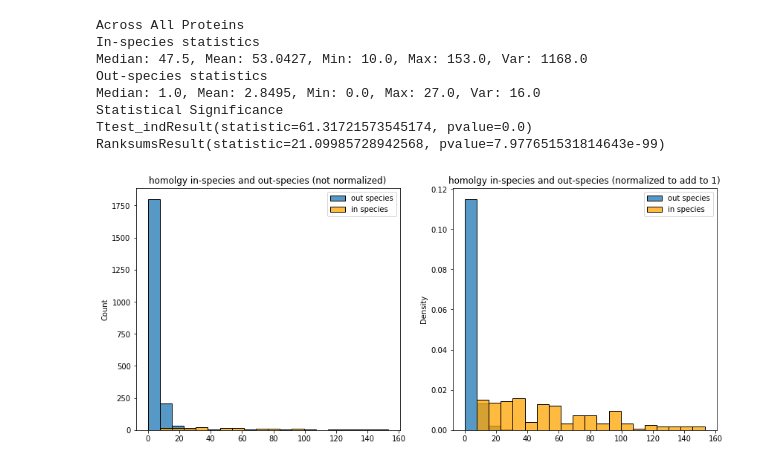
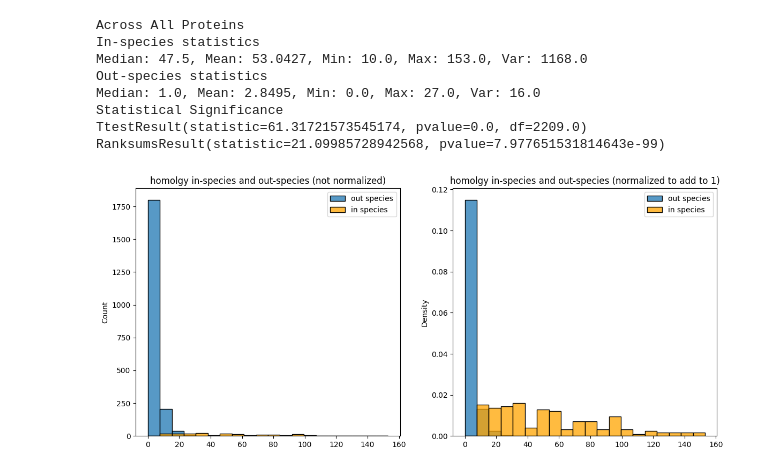
Before and after one commit to alyakin314/hpv-immunogenicity, a Jupyter notebook: notebooks/figure_2_plotting_combined.ipynb, the cells around one changed output. Drawn from its saved outputs; the diff is of its cells as text; code cells hidden in the pictures.

```diff
--- a/notebooks/figure_2_plotting_combined.ipynb
+++ b/notebooks/figure_2_plotting_combined.ipynb
@@ -278,8 +278,6 @@ for protein in ["E1", "E2", "E6", "E7"]:
                  ax=ax2)
     ax2.legend()
     ax2.set_title("homolgy in-species and out-species (normalized to add to 1)");
-    fig2.savefig('../figures/axillary_peptide_matches_in_out_species_{}.png'.format(protein),
-                bbox_inches='tight')
 # %% [output]
 protein: E1
 In-species statistics
@@ -340,34 +338,32 @@ sns.histplot(out_group_values_all,
              ax=ax1)
 sns.histplot(in_group_values_all,
              label="in species",
              bins=np.linspace(0, np.max(in_group_values_all), 21),
              color='orange',
              ax=ax1)
 ax1.legend()
 ax1.set_title("homolgy in-species and out-species (not normalized)")
 sns.histplot(out_group_values_all,
              label="out species",
              bins=np.linspace(0, np.max(in_group_values_all), 21),
              #color='blue',
              stat='density',
              ax=ax2)
 sns.histplot(in_group_values_all,
              label="in species",
              bins=np.linspace(0, np.max(in_group_values_all), 21),
              color='orange',
              stat='density',
              ax=ax2)
 ax2.legend()
 ax2.set_title("homolgy in-species and out-species (normalized to add to 1)");
-fig2.savefig('../figures/axillary_peptide_matches_in_out_species_all.png'.format(protein),
-            bbox_inches='tight')
 # %% [output]
 Across All Proteins
 In-species statistics
 Median: 47.5, Mean: 53.0427, Min: 10.0, Max: 153.0, Var: 1168.0
 Out-species statistics
 Median: 1.0, Mean: 2.8495, Min: 0.0, Max: 27.0, Var: 16.0
 Statistical Significance
-Ttest_indResult(statistic=61.31721573545174, pvalue=0.0)
+TtestResult(statistic=61.31721573545174, pvalue=0.0, df=2209.0)
 RanksumsResult(statistic=21.09985728942568, pvalue=7.977651531814643e-99)
-[figure, old version]
+[figure, new version]
```
Also changed, not shown: parts of 4 cells of this notebook, 10 other files.
